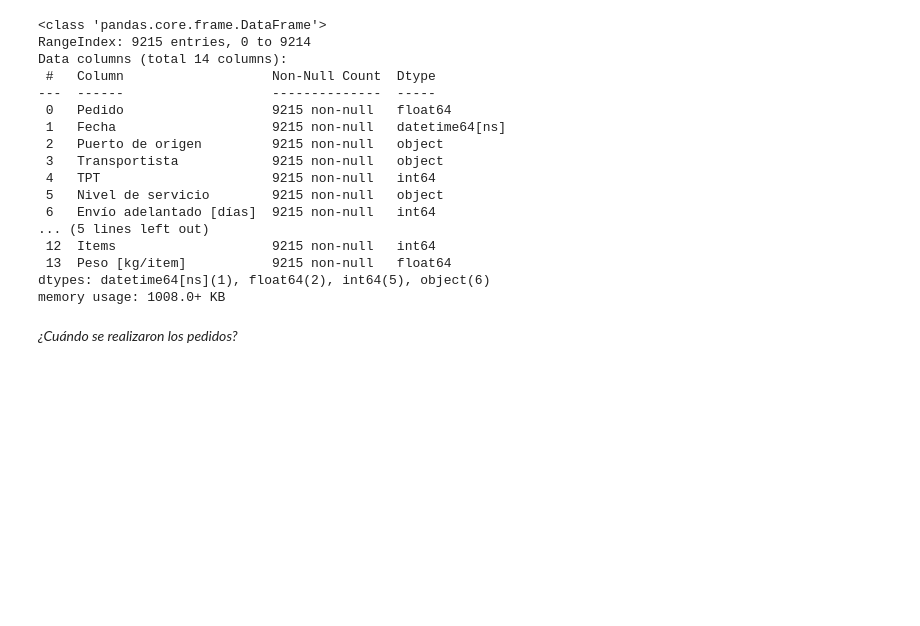
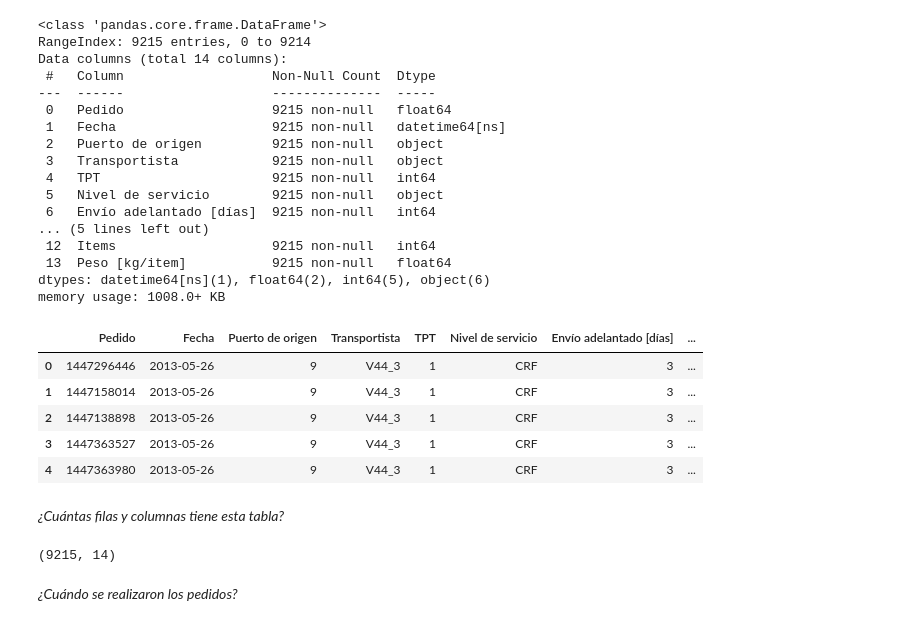
Before and after one commit to hernanrodri/Supply-Chain-Analytics, a Jupyter notebook: Supply Chain Analysis.ipynb, the cells around one changed output. Drawn from its saved outputs; the diff is of its cells as text; code cells hidden in the pictures; blank space fills up the shorter version.

```diff
--- a/Supply Chain Analysis.ipynb
+++ b/Supply Chain Analysis.ipynb
@@ -35,8 +35,22 @@ dtypes: datetime64[ns](1), float64(2), int64(5), object(6)
 memory usage: 1008.0+ KB
 # %%
 pedidos["Pedido"] = pedidos["Pedido"].astype(int)
-lista = ["Puerto de origen", "Planta", "Puerto de destino"]
-pedidos[lista] = pedidos[lista].replace(to_replace = "[^\d.]", value = "", regex = True).astype(int)
+pedidos[["Puerto de origen", "Planta", "Puerto de destino"]] = pedidos[["Puerto de origen", "Planta", "Puerto de destino"]].replace(to_replace = "[^\d.]", value = "", regex = True).astype(int)
+
+pedidos.head()
+# %% [output]
+|  | Pedido | Fecha | Puerto de origen | Transportista | TPT | Nivel de servicio | Envío adelantado [días] | ... |
+| 0 | 1447296446 | 2013-05-26 | 9 | V44_3 | 1 | CRF | 3 | ... |
+| 1 | 1447158014 | 2013-05-26 | 9 | V44_3 | 1 | CRF | 3 | ... |
+| 2 | 1447138898 | 2013-05-26 | 9 | V44_3 | 1 | CRF | 3 | ... |
+| 3 | 1447363527 | 2013-05-26 | 9 | V44_3 | 1 | CRF | 3 | ... |
+| 4 | 1447363980 | 2013-05-26 | 9 | V44_3 | 1 | CRF | 3 | ... |
+# %% [markdown]
+*¿Cuántas filas y columnas tiene esta tabla?*
+# %%
+pedidos.shape
+# %% [output]
+(9215, 14)
 # %% [markdown]
 *¿Cuándo se realizaron los pedidos?*
 # %%
```
Also changed, not shown: parts of 21 cells of this notebook.
